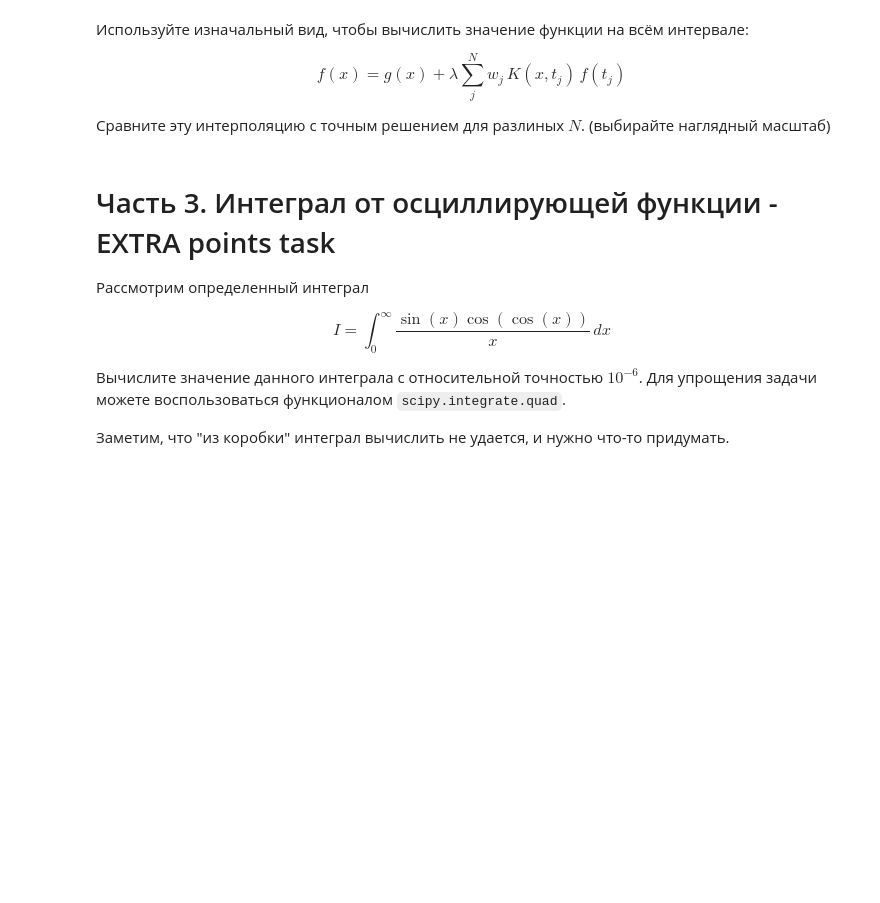
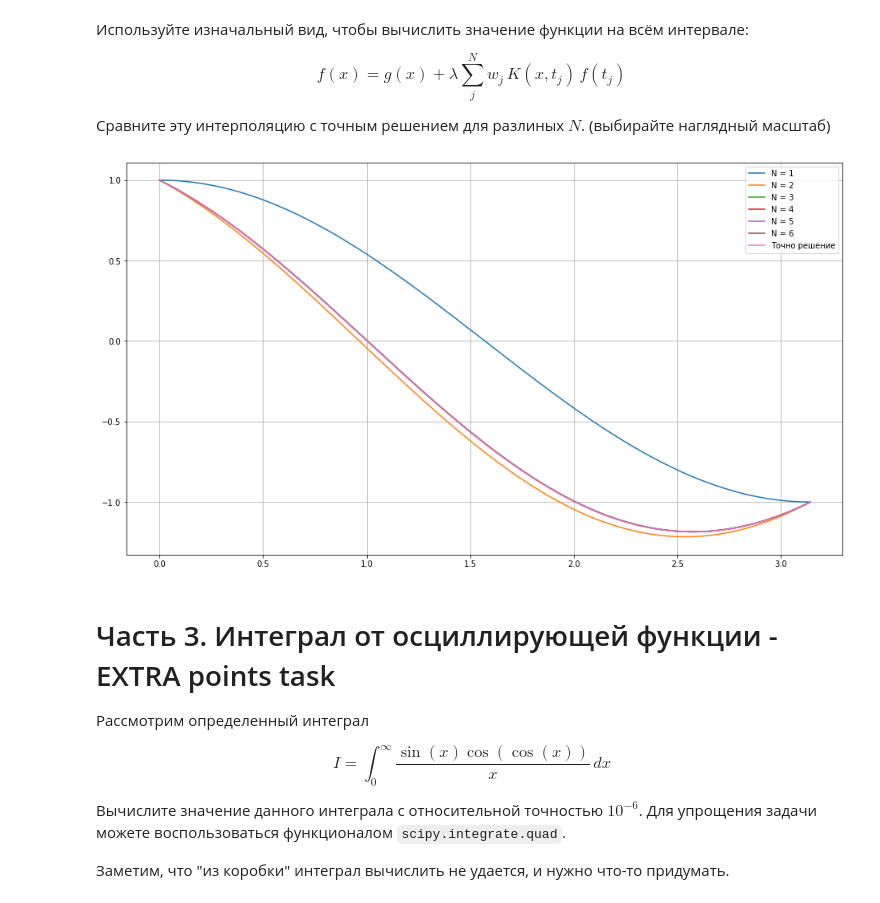
Before and after one commit to nazar-si/calc-phys, a Jupyter notebook: advanced_Integrals.ipynb, the cells around one changed output. Drawn from its saved outputs; the diff is of its cells as text; code cells hidden in the pictures; blank space fills up the shorter version.

```diff
--- a/advanced_Integrals.ipynb
+++ b/advanced_Integrals.ipynb
@@ -140,9 +140,9 @@ for i in range(10):
     while abs(ans - s) > err:
         k += 1
         N, w = sp.roots_legendre(k)
-        s = (f(N) * w).sum()
+        s = f(N) @ w
         n = len(N)
 
     value, N = midpoint_rule(f, -1, 1, eps=err)
-    print(f"Ошибка: 1e-{i + 1}, Число узлов Гаусса: {n}, Старый метод: {N} ")
+    print(f"Ошибка: 1e-{i + 1}\t | Число узлов Гаусса: {n},\t  Число узлов старого метода: {N} ")
 # %% [output]
@@ -279,3 +346,19 @@ raise NotImplementedError()
+# %%
+sample = np.linspace(0, 3.14, 150)
+
+for i in range(0, 6):
+    n, w = sp.roots_sh_legendre(i + 1)
+    f_discret = helper(i + 1)
+    f = lambda x: cos(x) + np.pi / 2 * (w * sin(x, n) * f_discret).sum()
+
+    plt.plot(sample, [f(x / np.pi) for x in sample], label=f"N = {i + 1}")
+
+plt.plot(sample, solution(sample), label='Точно решение')
+plt.grid()
+plt.legend()
+plt.show()
+# %% [output]
+[figure, added]
 # %% [markdown]
 # Часть 3. Интеграл от осциллирующей функции - EXTRA points task
 
```
Also changed, not shown: parts of 12 cells of this notebook.
